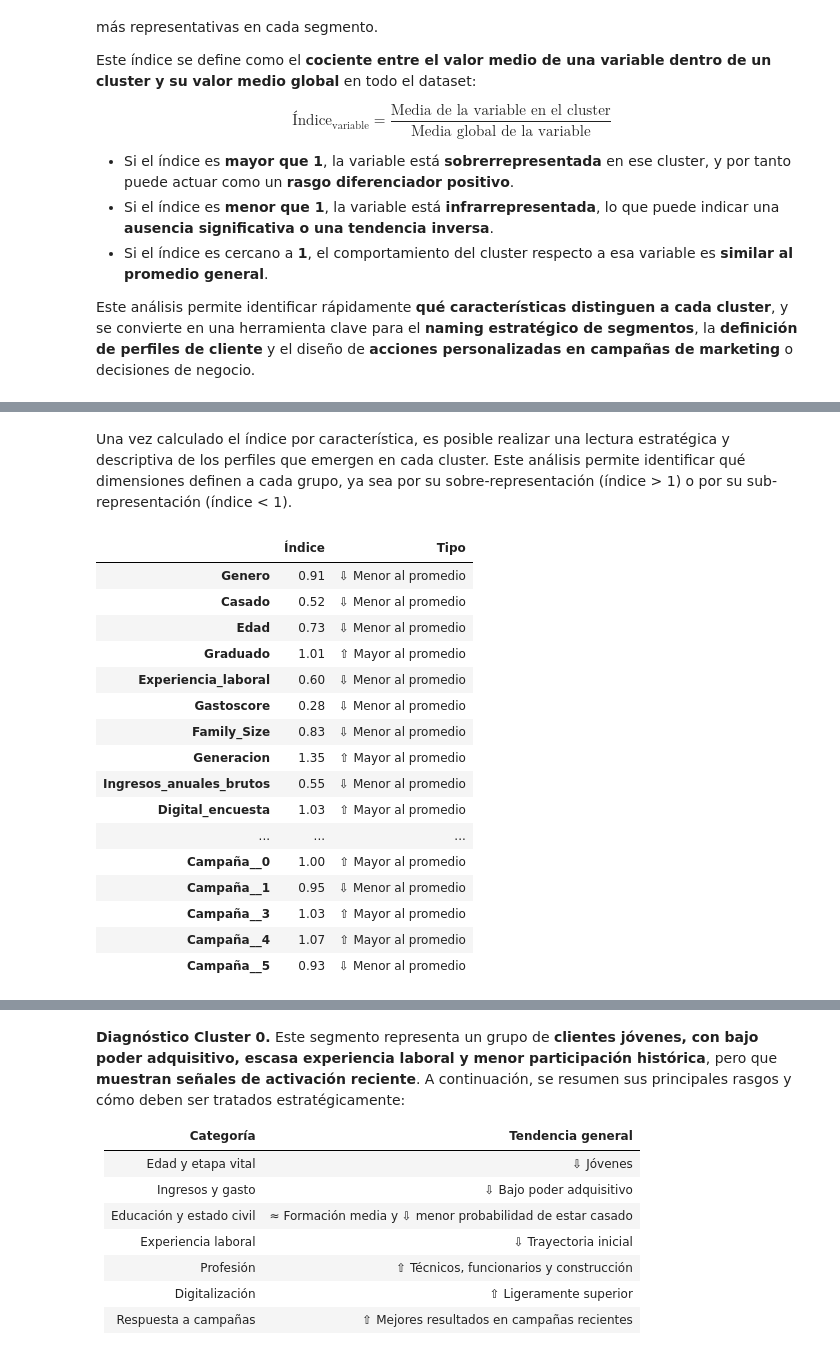
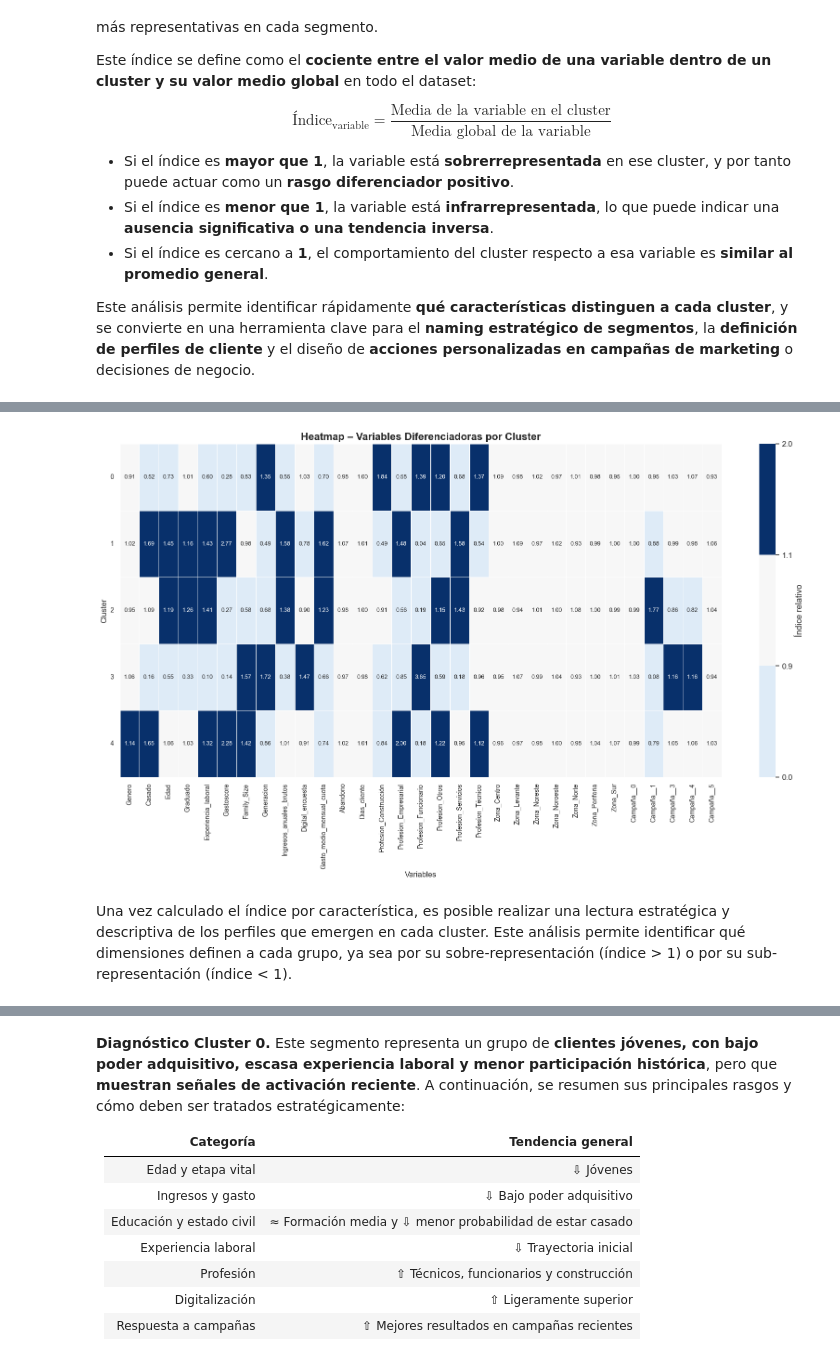
Before and after one commit to mgonzalz/gd_modelos, a Jupyter notebook: notebooks/03_cluster_analysis.ipynb, the cells around one changed output, grey strips where cells are left out. Cells and saved outputs as stored; diff of their text form; code cells hidden in the pictures.

```diff
--- a/notebooks/03_cluster_analysis.ipynb
+++ b/notebooks/03_cluster_analysis.ipynb
@@ -198,31 +200,34 @@ indice_por_variable
 | 2 | 0.95 | 1.09 | 1.19 | 1.26 | 1.41 | 0.27 | 0.58 | 0.68 | ... |
 | 3 | 1.06 | 0.16 | 0.55 | 0.33 | 0.10 | 0.14 | 1.57 | 1.72 | ... |
 | 4 | 1.14 | 1.65 | 1.06 | 1.03 | 1.32 | 2.28 | 1.42 | 0.86 | ... |
+# %%
+cmap_blue = mcolors.LinearSegmentedColormap.from_list(
+    "blue_gradient", ["#deebf7", "#f7f7f7", "#08306b"], N=256
+)
+norm_blue = mcolors.BoundaryNorm([0, 0.9, 1.1, 2], cmap_blue.N)
+
+plt.figure(figsize=(17, 10))
+sns.heatmap(
+    indice_por_variable,
+    annot=True,
+    cmap=cmap_blue,
+    norm=norm_blue,
+    linewidths=0.4,
+    fmt=".2f",
+    cbar_kws={'label': 'Índice relativo'},
+    annot_kws={"size": 9}
+)
+
+plt.title("Heatmap – Variables Diferenciadoras por Cluster", fontsize=16, fontweight='bold')
+plt.xlabel("Variables", fontsize=12)
+plt.ylabel("Cluster", fontsize=12)
+plt.xticks(fontsize=10)
+plt.yticks(rotation=0, fontsize=10)
+plt.tight_layout()
+plt.show()
+# %% [output]
+[figure, added]
 # %%
 indice_por_variable.to_csv('../data/report/IA_Client_Segment_sample_Index.csv')
 # %% [markdown]
 Una vez calculado el índice por característica, es posible realizar una lectura estratégica y descriptiva de los perfiles que emergen en cada cluster. Este análisis permite identificar qué dimensiones definen a cada grupo, ya sea por su sobre-representación (índice > 1) o por su sub-representación (índice < 1).
-# %%
-# Cluster 0: Evaluación de variables.
-pd.DataFrame({
-    'Índice': indice_por_variable.loc[0],
-    'Tipo': ['⇩ Menor al promedio' if val < 1 else '⇧ Mayor al promedio' for val in indice_por_variable.loc[0]]
-})
-# %% [output]
-|  | Índice | Tipo |
-| Genero | 0.91 | ⇩ Menor al promedio |
-| Casado | 0.52 | ⇩ Menor al promedio |
-| Edad | 0.73 | ⇩ Menor al promedio |
-| Graduado | 1.01 | ⇧ Mayor al promedio |
-| Experiencia_laboral | 0.60 | ⇩ Menor al promedio |
-| Gastoscore | 0.28 | ⇩ Menor al promedio |
-| Family_Size | 0.83 | ⇩ Menor al promedio |
-| Generacion | 1.35 | ⇧ Mayor al promedio |
-| Ingresos_anuales_brutos | 0.55 | ⇩ Menor al promedio |
-| Digital_encuesta | 1.03 | ⇧ Mayor al promedio |
-| ... | ... | ... |
-| Campaña__0 | 1.00 | ⇧ Mayor al promedio |
-| Campaña__1 | 0.95 | ⇩ Menor al promedio |
-| Campaña__3 | 1.03 | ⇧ Mayor al promedio |
-| Campaña__4 | 1.07 | ⇧ Mayor al promedio |
-| Campaña__5 | 0.93 | ⇩ Menor al promedio |
```
Also changed, not shown: parts of 7 cells of this notebook.
